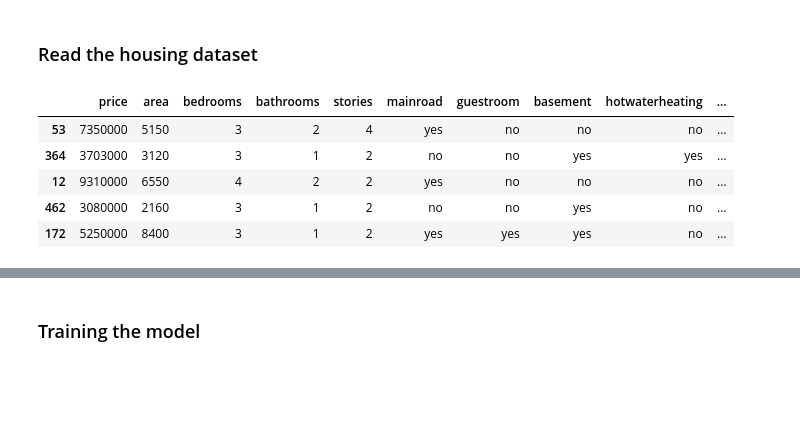
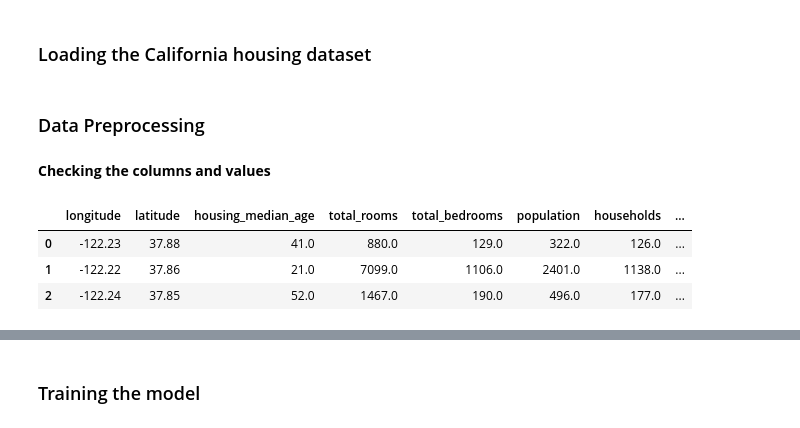
Before and after one commit to leosrdev/Machine-Learning, a Jupyter notebook: supervised-learning/linear-regression/simple-linear-regression.ipynb, the cells around one changed output, grey strips where cells are left out. Drawn from its saved outputs; the diff is of its cells as text; code cells hidden in the pictures; blank space fills up the shorter version.

```diff
--- a/supervised-learning/linear-regression/simple-linear-regression.ipynb
+++ b/supervised-learning/linear-regression/simple-linear-regression.ipynb
@@ -5,18 +14,20 @@ import numpy as np
 import pandas as pd
 import matplotlib.pyplot as plt
 # %% [markdown]
-### Read the housing dataset
+### Loading the California housing dataset
 # %%
-houses = pd.read_csv('datasets/Housing.csv')
+houses = pd.read_csv('datasets/housing-california.csv')
+# %% [markdown]
+### Data Preprocessing
+# %% [markdown]
+**Checking the columns and values**
 # %%
-houses.sample(5)
+houses.head(3)
 # %% [output]
-|  | price | area | bedrooms | bathrooms | stories | mainroad | guestroom | basement | hotwaterheating | ... |
-| 53 | 7350000 | 5150 | 3 | 2 | 4 | yes | no | no | no | ... |
-| 364 | 3703000 | 3120 | 3 | 1 | 2 | no | no | yes | yes | ... |
-| 12 | 9310000 | 6550 | 4 | 2 | 2 | yes | no | no | no | ... |
-| 462 | 3080000 | 2160 | 3 | 1 | 2 | no | no | yes | no | ... |
-| 172 | 5250000 | 8400 | 3 | 1 | 2 | yes | yes | yes | no | ... |
+|  | longitude | latitude | housing_median_age | total_rooms | total_bedrooms | population | households | ... |
+| 0 | -122.23 | 37.88 | 41.0 | 880.0 | 129.0 | 322.0 | 126.0 | ... |
+| 1 | -122.22 | 37.86 | 21.0 | 7099.0 | 1106.0 | 2401.0 | 1138.0 | ... |
+| 2 | -122.24 | 37.85 | 52.0 | 1467.0 | 190.0 | 496.0 | 177.0 | ... |
 # %%
 houses.describe()
 # %% [output]
```
Also changed, not shown: parts of 47 cells of this notebook, 2 other files.
